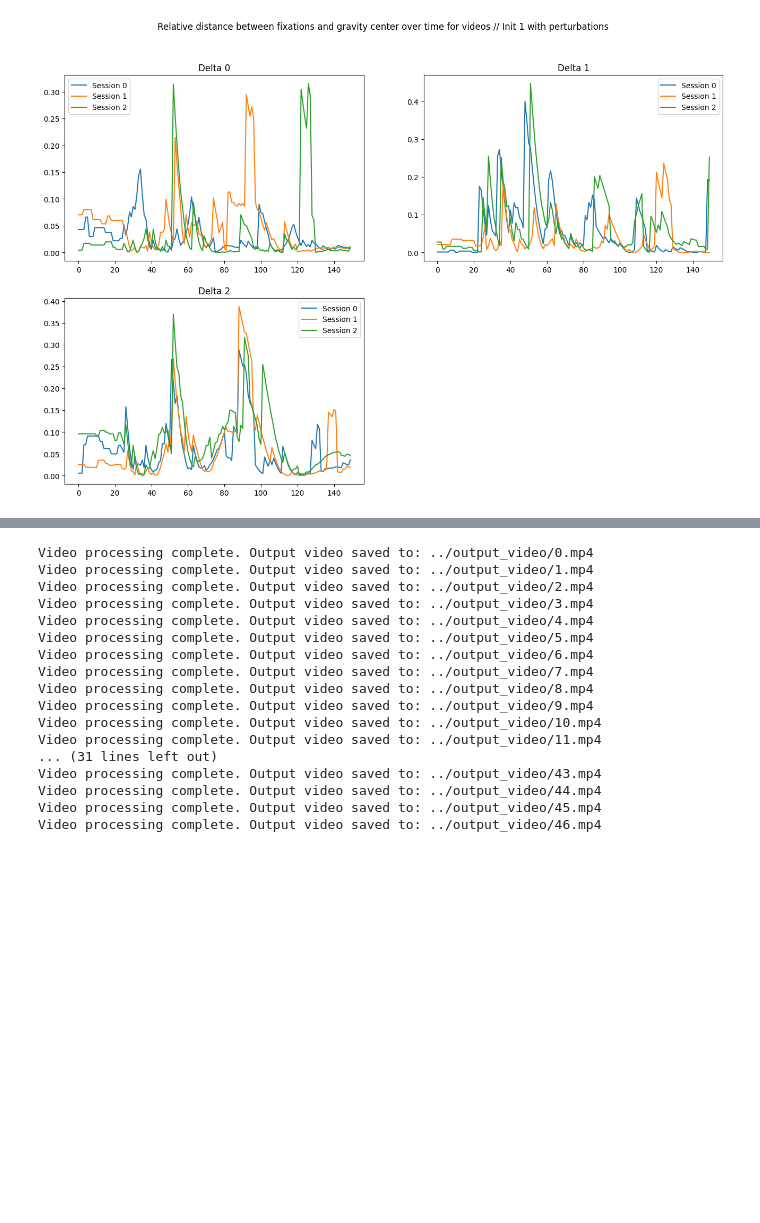
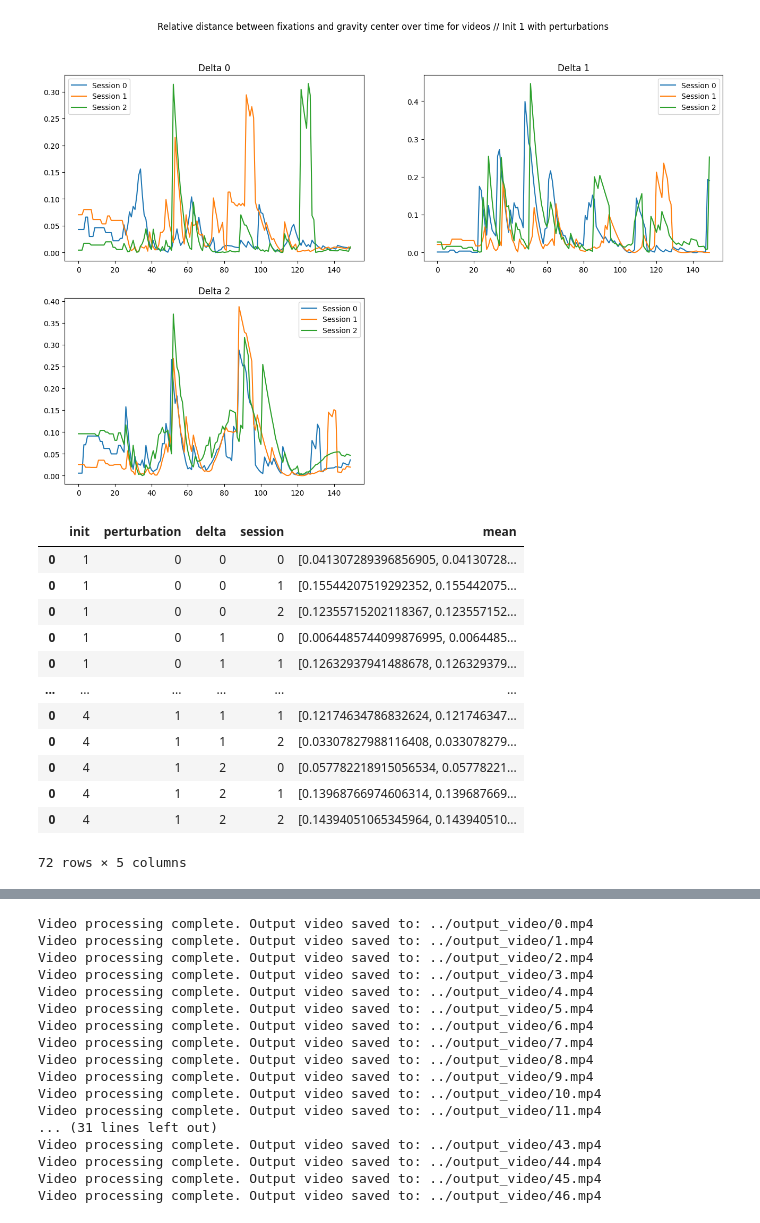
Before and after one commit to QuentinPerret/PFE-EyeTracking, a Jupyter notebook: notebooks/data_analyzer.ipynb, the cells around one changed output, grey strips where cells are left out. Cells and saved outputs as stored; diff of their text form; code cells hidden in the pictures; blank space fills up the shorter version.

```diff
--- a/notebooks/data_analyzer.ipynb
+++ b/notebooks/data_analyzer.ipynb
@@ -206,3 +206,35 @@ for i in range(0,3):
 # plt.show()
 # %% [output]
 [figure]
+# %%
+# Group by participant, video, and session, and calculate the mean of 'dist'
+mean_dist_per_index = data.groupby(['init' , 'perturbation' , 'delta' , 'session'])
+
+df_mean = pd.DataFrame(columns=(['init' , 'perturbation' , 'delta' , 'session','mean']))
+# Iterate over groups and display them
+for name, group in mean_dist_per_index:
+
+    dist_arrays = np.array(group['dist'].tolist())
+    mean  = np.mean(dist_arrays, axis=0)
+    combined = list(name) + [mean]
+
+    row_df = pd.DataFrame([combined], columns=['init' , 'perturbation' , 'delta' , 'session','mean'])
+
+# Concatenate the new DataFrame with the existing DataFrame
+    df_mean = pd.concat([df_mean, row_df])
+
+df_mean
+# %% [output]
+|  | init | perturbation | delta | session | mean |
+| 0 | 1 | 0 | 0 | 0 | [0.041307289396856905, 0.04130728... |
+| 0 | 1 | 0 | 0 | 1 | [0.15544207519292352, 0.155442075... |
+| 0 | 1 | 0 | 0 | 2 | [0.12355715202118367, 0.123557152... |
+| 0 | 1 | 0 | 1 | 0 | [0.0064485744099876995, 0.0064485... |
+| 0 | 1 | 0 | 1 | 1 | [0.12632937941488678, 0.126329379... |
+| ... | ... | ... | ... | ... | ... |
+| 0 | 4 | 1 | 1 | 1 | [0.12174634786832624, 0.121746347... |
+| 0 | 4 | 1 | 1 | 2 | [0.03307827988116408, 0.033078279... |
+| 0 | 4 | 1 | 2 | 0 | [0.057782218915056534, 0.05778221... |
+| 0 | 4 | 1 | 2 | 1 | [0.13968766974606314, 0.139687669... |
+| 0 | 4 | 1 | 2 | 2 | [0.14394051065345964, 0.143940510... |
+72 rows × 5 columns
```
Also changed, not shown: parts of 2 cells of this notebook.
